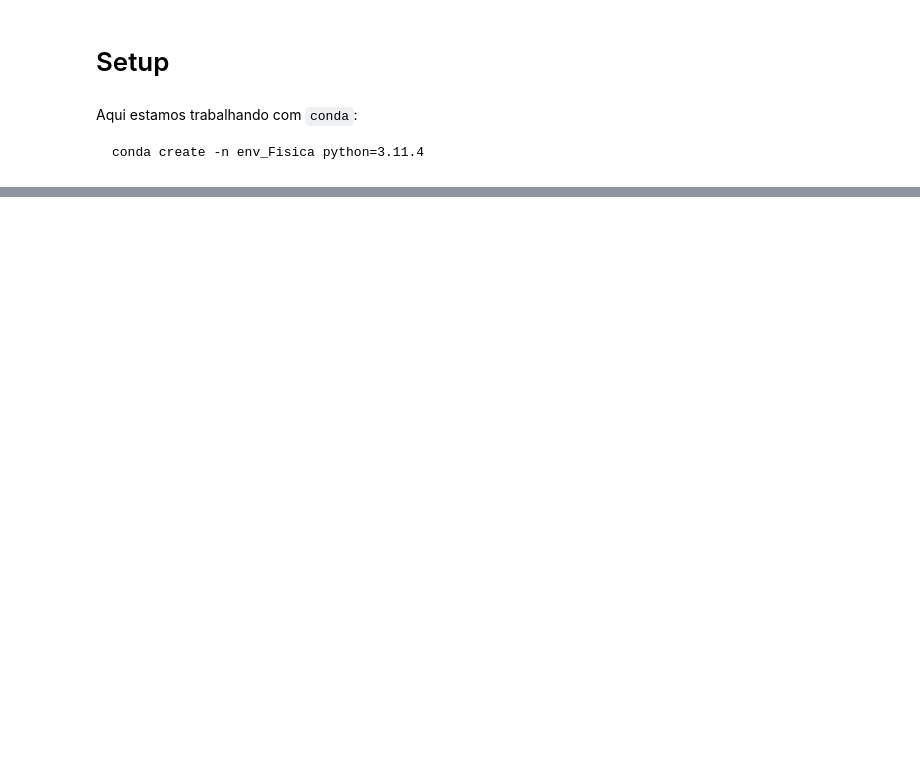
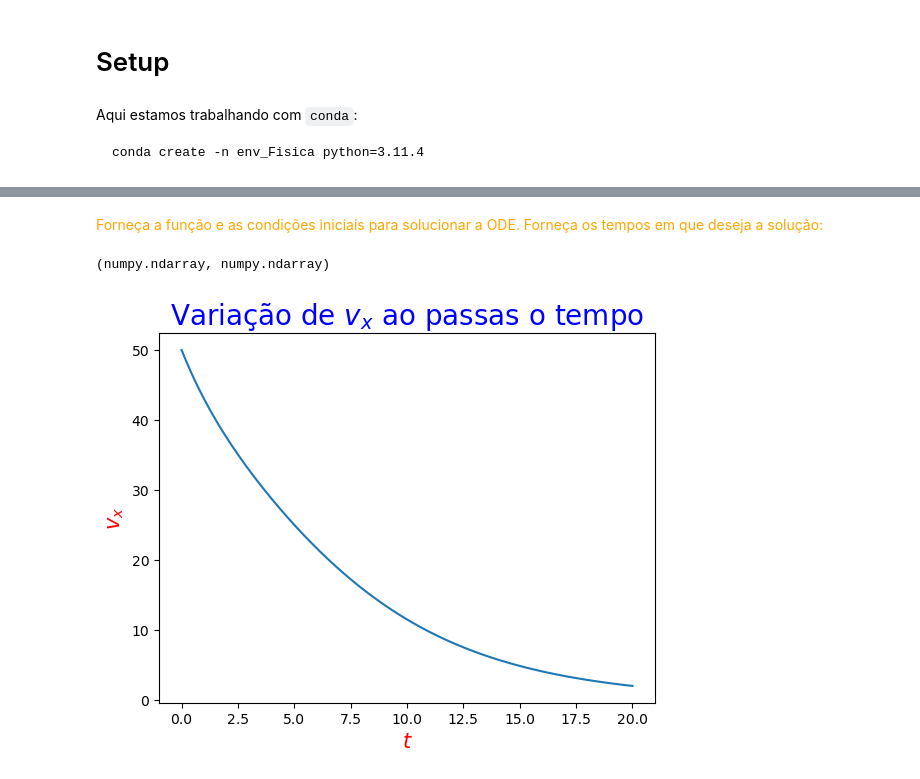
Before and after one commit to EddyGiusepe/Physics_with_Python, a Jupyter notebook: 1_Physics.ipynb, the cells around one changed output, grey strips where cells are left out. Drawn from its saved outputs; the diff is of its cells as text; code cells hidden in the pictures; blank space fills up the shorter version.

Commit message:
Usando scipy para resolver EDOs

```diff
--- a/1_Physics.ipynb
+++ b/1_Physics.ipynb
@@ -28,0 +68,36 @@ matplotlib: 3.7.1
+# %%
+def dSdt(S, t, g, m, b):
+    """Esta função retorna uma lista das derivadas de vx e vy (taxas de variação delas)"""
+    vx = S[0] # Atribui o primeiro elemento da lista 'S' à vx
+    vy = S[1] # Atribui o segundo elemento da lista 'S' à vy
+    return [
+        -b/m * np.sqrt(vx**2+vy**2) * vx, #dvx/dt
+        -g - b/m * np.sqrt(vx**2+vy**2) * vy #dvy/dt
+    ]
+# %% [markdown]
+<font color="orange">Forneça a função e as condições iniciais para solucionar a ODE. Forneça os tempos em que deseja a solução:</font>
+# %%
+t= np.linspace(0, 20 ,100) # valor inicial, o valor final e o número de pontos desejados na sequência (100 pontos igualmente espaçados).
+g = 9.81
+m = 80
+vt = -55
+
+b = m*g/vt**2
+v0x, v0y = 50, 0
+# %%
+sol = odeint(dSdt, y0=[v0x, v0y], t=t, args=(g, m, b))
+# %%
+vx = sol.T[0] # T é transposta de uma matriz ou array
+vy = sol.T[1]
+# %%
+type(vx), type(vy)
+# %% [output]
+(numpy.ndarray, numpy.ndarray)
+# %%
+plt.plot(t, vx)
+plt.title("Variação de $v_x$ ao passas o tempo", c='blue', size=20)
+plt.ylabel('$v_x$', c='red', size=15)
+plt.xlabel("$t$", c='red', size=15)
+plt.show()
+# %% [output]
+[figure, added]
```
Also changed, not shown: parts of 12 cells of this notebook.
